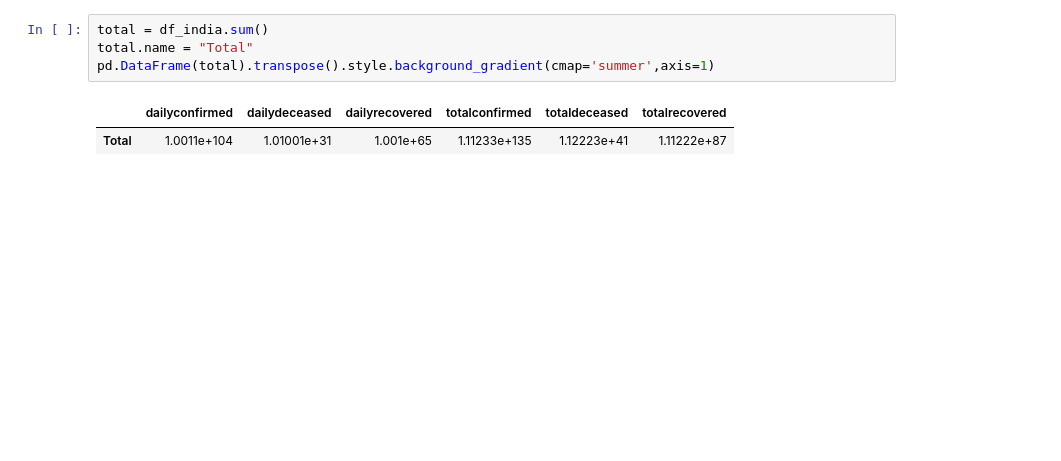
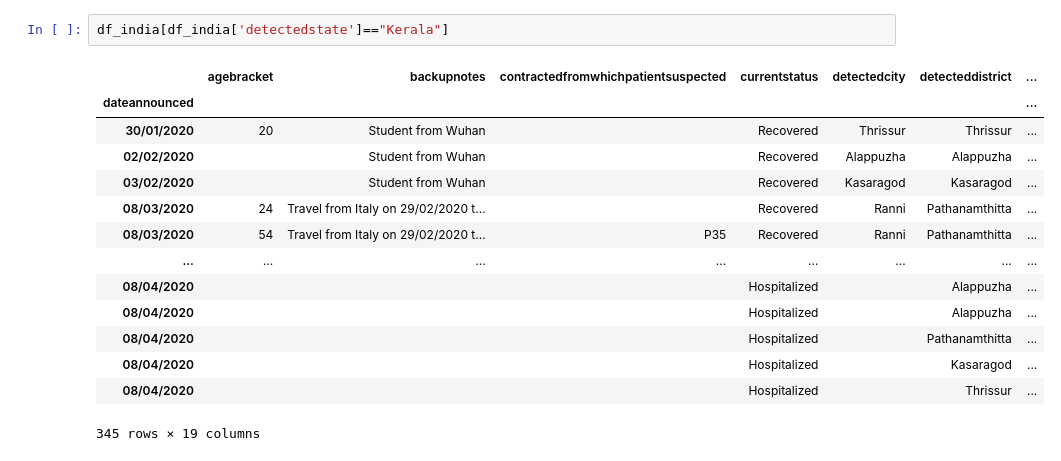
Before and after one commit to jatinchawda1503/Coivd19, a Jupyter notebook: covid.ipynb, the cells around one changed output. Cells and saved outputs as stored; diff of their text form; blank space fills up the shorter version.

```diff
--- a/covid.ipynb
+++ b/covid.ipynb
@@ -65,7 +63,17 @@ df_india
-# %%
-total = df_india.sum()
-total.name = "Total"
-pd.DataFrame(total).transpose().style.background_gradient(cmap='summer',axis=1)
-# %% [output]
-|  | dailyconfirmed | dailydeceased | dailyrecovered | totalconfirmed | totaldeceased | totalrecovered |
-| Total | 1.0011e+104 | 1.01001e+31 | 1.001e+65 | 1.11233e+135 | 1.12223e+41 | 1.11222e+87 |
+# %%
+df_india[df_india['detectedstate']=="Kerala"]
+# %% [output]
+|  | agebracket | backupnotes | contractedfromwhichpatientsuspected | currentstatus | detectedcity | detecteddistrict | ... |
+| dateannounced |  |  |  |  |  |  | ... |
+| 30/01/2020 | 20 | Student from Wuhan |  | Recovered | Thrissur | Thrissur | ... |
+| 02/02/2020 |  | Student from Wuhan |  | Recovered | Alappuzha | Alappuzha | ... |
+| 03/02/2020 |  | Student from Wuhan |  | Recovered | Kasaragod | Kasaragod | ... |
+| 08/03/2020 | 24 | Travel from Italy on 29/02/2020 t... |  | Recovered | Ranni | Pathanamthitta | ... |
+| 08/03/2020 | 54 | Travel from Italy on 29/02/2020 t... | P35 | Recovered | Ranni | Pathanamthitta | ... |
+| ... | ... | ... | ... | ... | ... | ... | ... |
+| 08/04/2020 |  |  |  | Hospitalized |  | Alappuzha | ... |
+| 08/04/2020 |  |  |  | Hospitalized |  | Alappuzha | ... |
+| 08/04/2020 |  |  |  | Hospitalized |  | Pathanamthitta | ... |
+| 08/04/2020 |  |  |  | Hospitalized |  | Kasaragod | ... |
+| 08/04/2020 |  |  |  | Hospitalized |  | Thrissur | ... |
+345 rows × 19 columns
```
Also changed, not shown: parts of 3 cells of this notebook.
